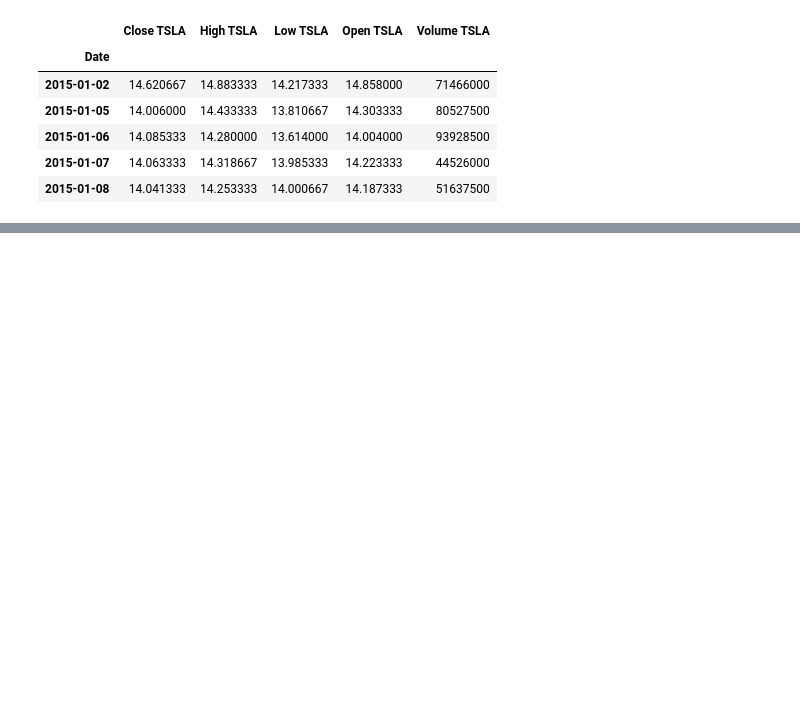
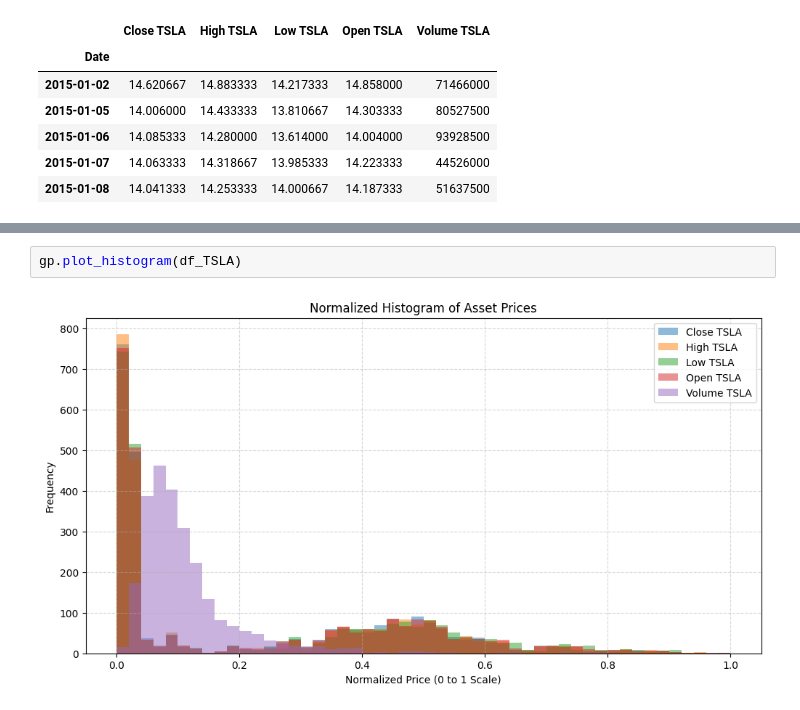
Before and after one commit to Nahom-ketsela/kaim-week-11, a Jupyter notebook: notebook/GMF_analysis.ipynb, the cells around one changed output, grey strips where cells are left out. Cells and saved outputs as stored; diff of their text form; blank space fills up the shorter version.

```diff
--- a/notebook/GMF_analysis.ipynb
+++ b/notebook/GMF_analysis.ipynb
@@ -71,0 +79,4 @@ gp.preprocess_data(df_TSLA)
+# %%
+gp.plot_histogram(df_TSLA)
+# %% [output]
+[figure, added]
```
Also changed, not shown: parts of 10 cells of this notebook, 1 other file.
